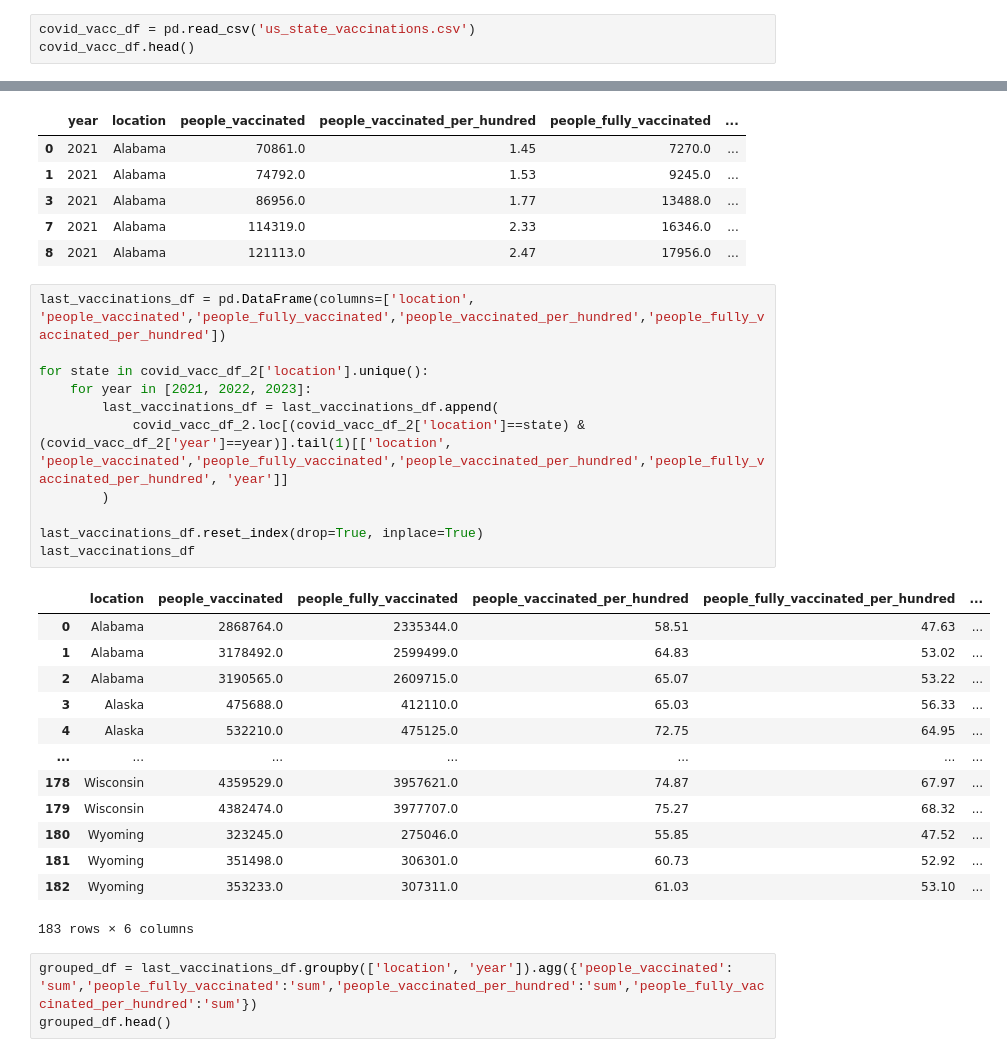
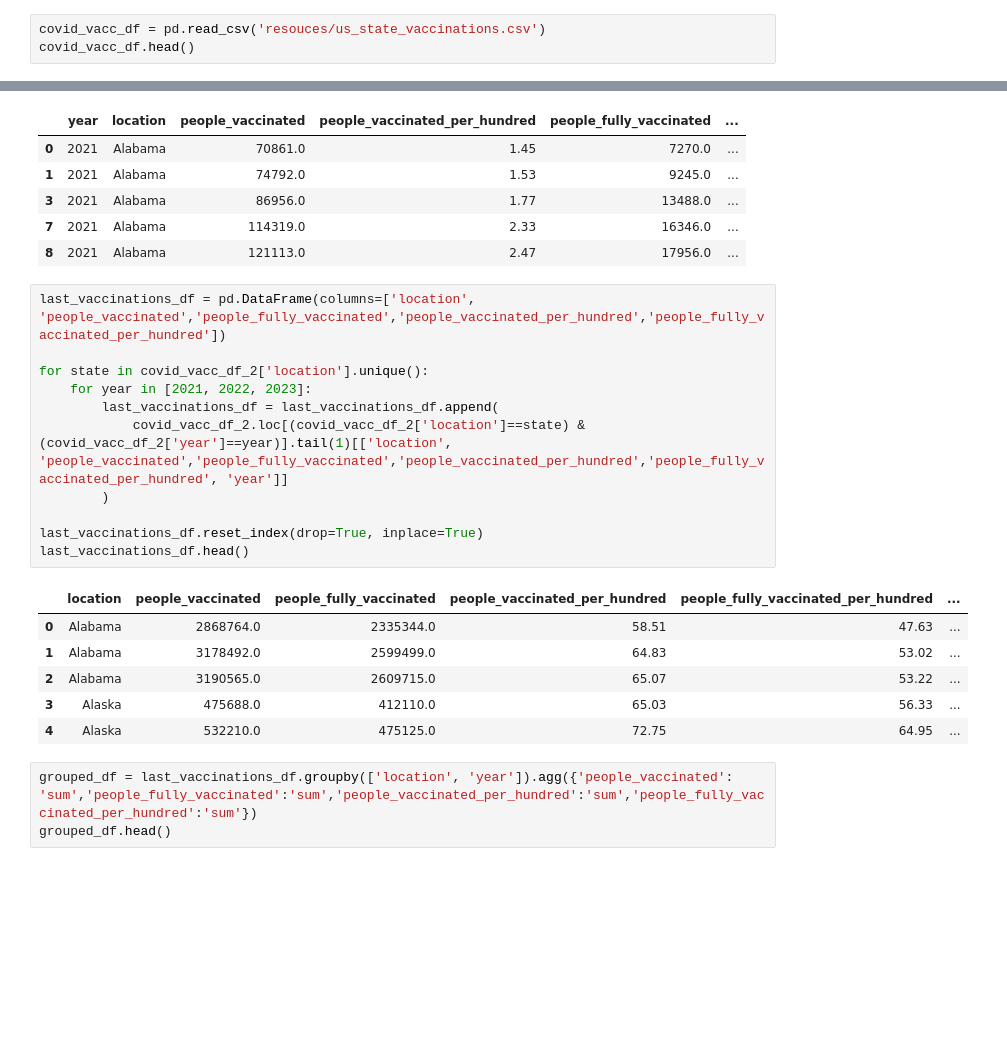
Before and after one commit to JulianDiaz619/covid, a Jupyter notebook: Vaccination_data_by_year.ipynb, the cells around one changed output, grey strips where cells are left out. Saved outputs shown, nothing was run; the diff lists cells and outputs as text; blank space fills up the shorter version.

```diff
--- a/Vaccination_data_by_year.ipynb
+++ b/Vaccination_data_by_year.ipynb
@@ -1,7 +1,7 @@
 # %%
 import pandas as pd
 # %%
-covid_vacc_df = pd.read_csv('us_state_vaccinations.csv')
+covid_vacc_df = pd.read_csv('resouces/us_state_vaccinations.csv')
 covid_vacc_df.head()
 # %% [output]
 |  | date | location | total_vaccinations | total_distributed | people_vaccinated | people_fully_vaccinated_per_hundred | ... |
@@ -136,28 +127,21 @@ covid_vacc_df_2.head()
 # %%
 last_vaccinations_df = pd.DataFrame(columns=['location', 'people_vaccinated','people_fully_vaccinated','people_vaccinated_per_hundred','people_fully_vaccinated_per_hundred'])
 
 for state in covid_vacc_df_2['location'].unique():
     for year in [2021, 2022, 2023]:
         last_vaccinations_df = last_vaccinations_df.append(
             covid_vacc_df_2.loc[(covid_vacc_df_2['location']==state) & (covid_vacc_df_2['year']==year)].tail(1)[['location', 'people_vaccinated','people_fully_vaccinated','people_vaccinated_per_hundred','people_fully_vaccinated_per_hundred', 'year']]
         )
 
 last_vaccinations_df.reset_index(drop=True, inplace=True)
-last_vaccinations_df
+last_vaccinations_df.head()
 # %% [output]
 |  | location | people_vaccinated | people_fully_vaccinated | people_vaccinated_per_hundred | people_fully_vaccinated_per_hundred | ... |
 | 0 | Alabama | 2868764.0 | 2335344.0 | 58.51 | 47.63 | ... |
 | 1 | Alabama | 3178492.0 | 2599499.0 | 64.83 | 53.02 | ... |
 | 2 | Alabama | 3190565.0 | 2609715.0 | 65.07 | 53.22 | ... |
 | 3 | Alaska | 475688.0 | 412110.0 | 65.03 | 56.33 | ... |
 | 4 | Alaska | 532210.0 | 475125.0 | 72.75 | 64.95 | ... |
-| ... | ... | ... | ... | ... | ... | ... |
-| 178 | Wisconsin | 4359529.0 | 3957621.0 | 74.87 | 67.97 | ... |
-| 179 | Wisconsin | 4382474.0 | 3977707.0 | 75.27 | 68.32 | ... |
-| 180 | Wyoming | 323245.0 | 275046.0 | 55.85 | 47.52 | ... |
-| 181 | Wyoming | 351498.0 | 306301.0 | 60.73 | 52.92 | ... |
-| 182 | Wyoming | 353233.0 | 307311.0 | 61.03 | 53.10 | ... |
-183 rows × 6 columns
 # %%
 grouped_df = last_vaccinations_df.groupby(['location', 'year']).agg({'people_vaccinated': 'sum','people_fully_vaccinated':'sum','people_vaccinated_per_hundred':'sum','people_fully_vaccinated_per_hundred':'sum'})
 grouped_df.head()
```
Also changed, not shown: parts of 13 cells of this notebook, 1 other file.
